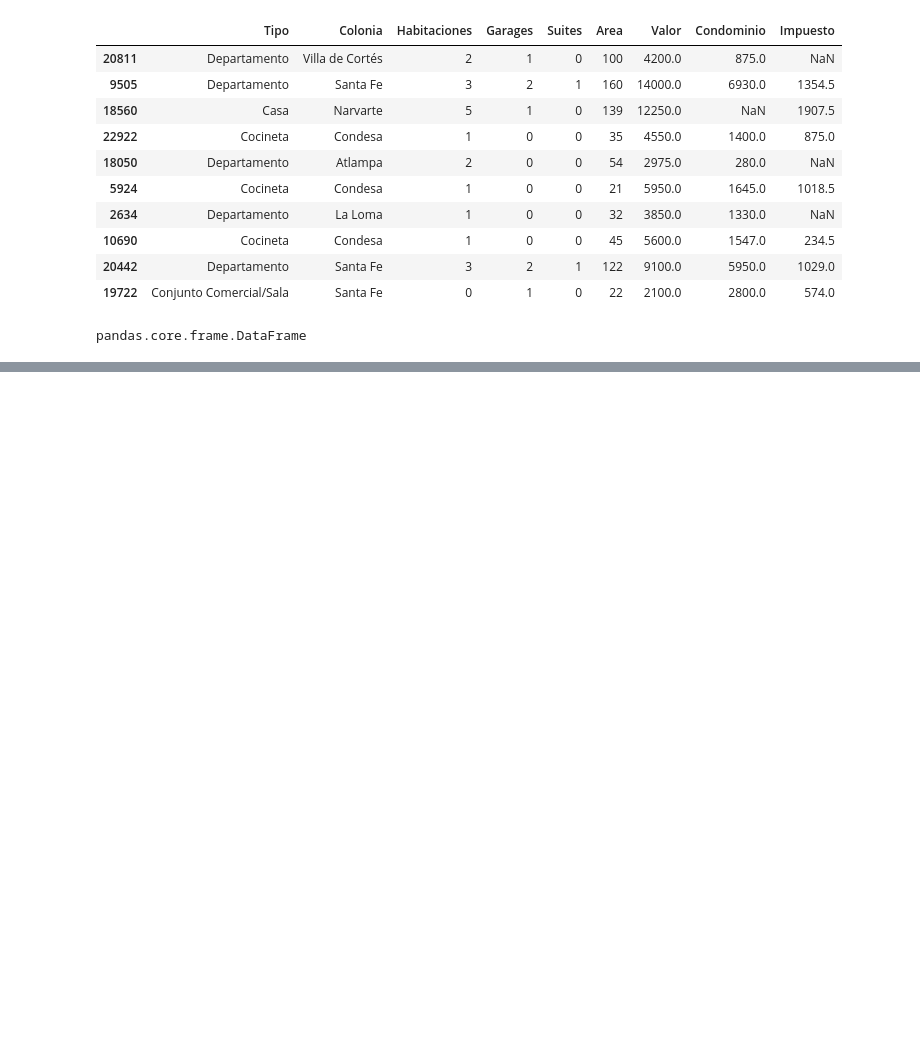
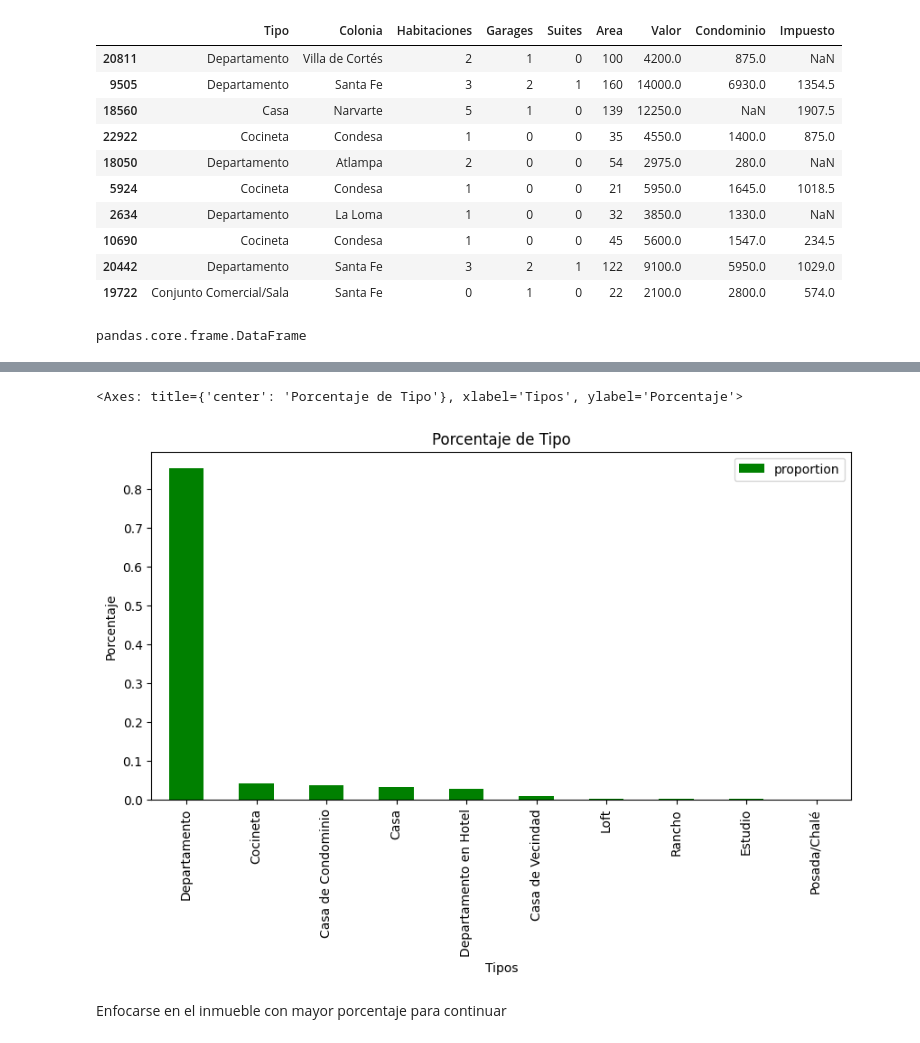
Before and after one commit to Nataliahfk/Data_science_Pandas, a Jupyter notebook: inmuebles_cdxm.ipynb, the cells around one changed output, grey strips where cells are left out. Cells and saved outputs as stored; diff of their text form; code cells hidden in the pictures; blank space fills up the shorter version.

```diff
--- a/inmuebles_cdxm.ipynb
+++ b/inmuebles_cdxm.ipynb
@@ -122,0 +494,9 @@ pandas.core.frame.DataFrame
+# %%
+# Gráficar
+porcentaje_tipo = df_residencial.Tipo.value_counts(normalize=True).to_frame()
+porcentaje_tipo.plot(kind='bar', title='Porcentaje de Tipo', figsize=(10,5), color = 'green', xlabel='Tipos', ylabel='Porcentaje')
+# %% [output]
+<Axes: title={'center': 'Porcentaje de Tipo'}, xlabel='Tipos', ylabel='Porcentaje'>
+[figure, added]
+# %% [markdown]
+Enfocarse en el inmueble con mayor porcentaje para continuar
```
Also changed, not shown: parts of 43 cells of this notebook.
